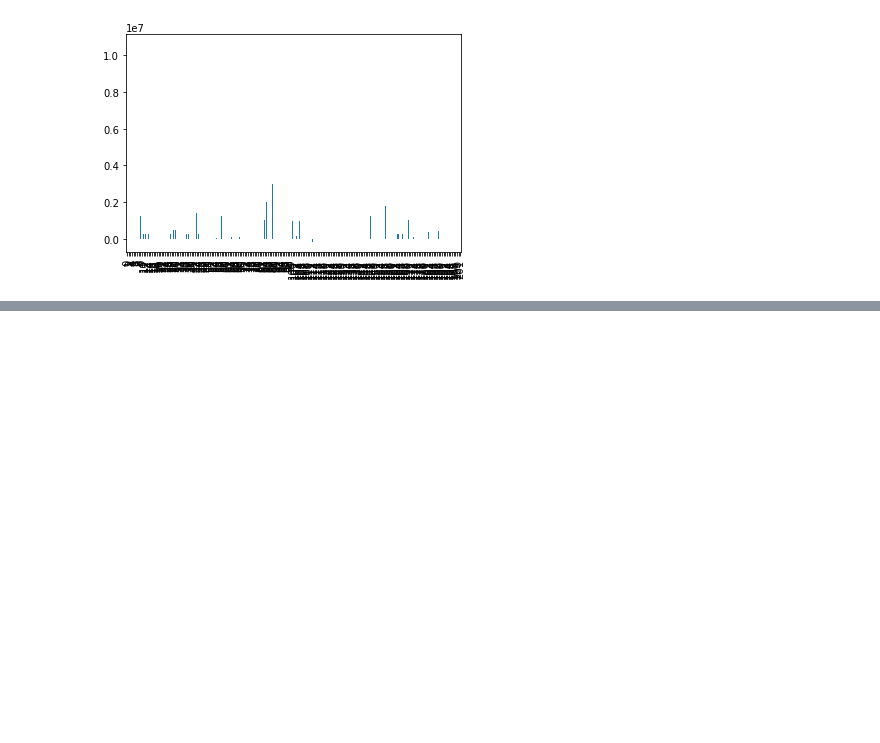
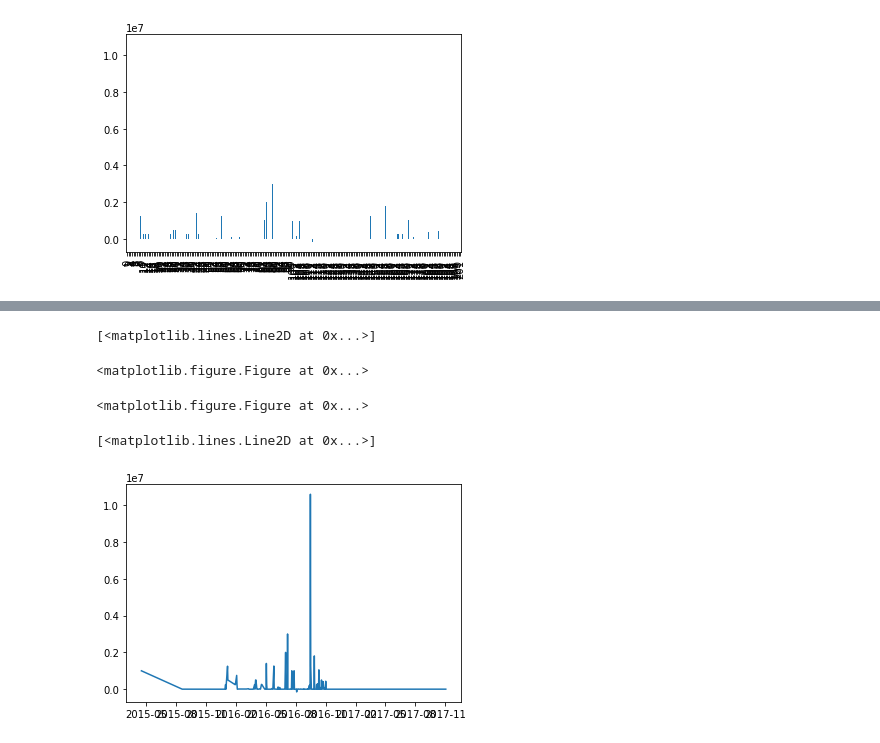
Before and after one commit to mharias/first-python-notebook, a Jupyter notebook: Code.ipynb, the cells around one changed output, grey strips where cells are left out. Saved outputs shown, nothing was run; the diff lists cells and outputs as text; code cells hidden in the pictures; blank space fills up the shorter version.

```diff
--- a/Code.ipynb
+++ b/Code.ipynb
@@ -197,3 +211,5 @@ Name: date_received, Length: 860, dtype: object
+# %%
+merged['date_received']=pd.to_datetime(merged['date_received'],format='%Y-%m-%d')
 # %%
 merged.groupby("date_received").amount.sum()
 # %% [output]
@@ -223,0 +252,4 @@ grafico1.amount.plot.bar()
+# %%
+fig1.plot(grafico1.date_received,grafico1.amount)
+# %% [output]
+[<matplotlib.lines.Line2D at 0x...>]
@@ -223,0 +260,10 @@ grafico1.amount.plot.bar()
+# %%
+plt.figure(figsize=(100,400))
+# %% [output]
+<matplotlib.figure.Figure at 0x...>
+<matplotlib.figure.Figure at 0x...>
+# %%
+plt.plot(grafico1.date_received,grafico1.amount)
+# %% [output]
+[<matplotlib.lines.Line2D at 0x...>]
+[figure, added]
```
Also changed, not shown: parts of 12 cells of this notebook.
